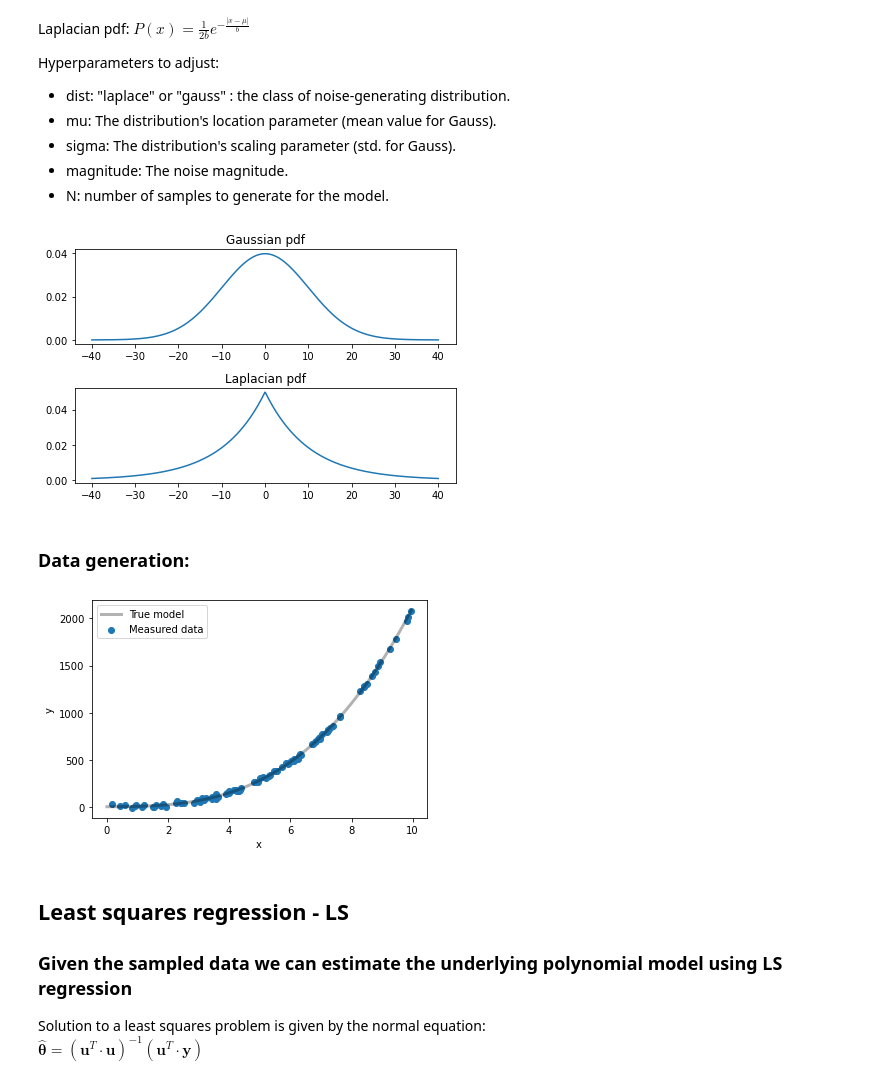
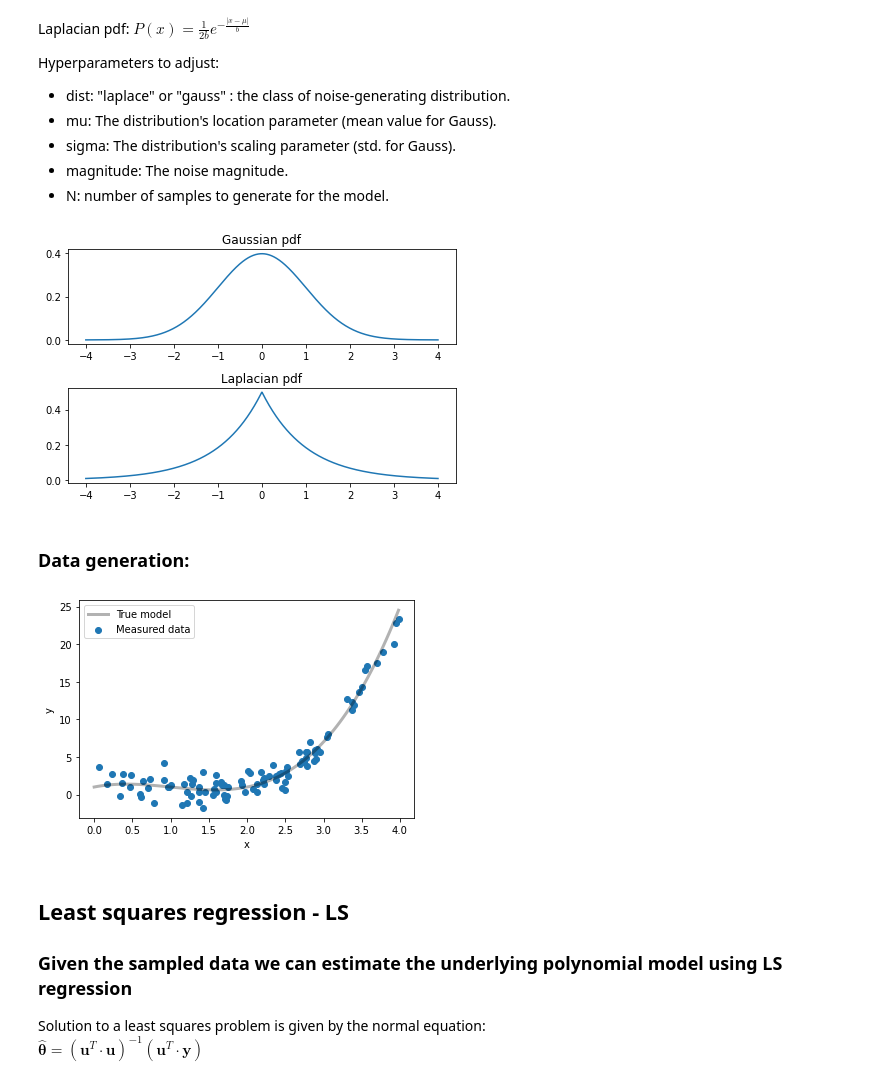
Before and after one commit to fredralm/TTK4260, a Jupyter notebook: 2021/L1/LS_vs_MLE.ipynb, the cells around one changed output. Drawn from its saved outputs; the diff is of its cells as text; code cells hidden in the pictures.

```diff
--- a/2021/L1/LS_vs_MLE.ipynb
+++ b/2021/L1/LS_vs_MLE.ipynb
@@ -18,11 +18,11 @@ Given the genreated input data $u$ and the measured data **$y_{measured}$** we w
 The "params" vector decides the order of the selected model, make sure to put in \$n+1\$ parameters into the vector for the get a model of order \$n\$, the first parameter \$\theta_0\$ is the bias term
 # %%
 # params: [theta_0, theta_1, ... , theta_n], where n = model order and theta_0 is bias
-true_params = [5,1,2]
+true_params = [1,2,-3,1]
 y_model = lambda x: sum([p*(x**i) for i, p in enumerate(true_params)])
 
 # Plot true model
-x = np.linspace(start=0, stop=10, num=10)
+x = np.linspace(start=0, stop=3, num=100)
 plt.figure()
 plt.plot(x, y_model(x))
 plt.xlabel("x")
@@ -48,7 +48,7 @@ Hyperparameters to adjust:
 # Hyperparameters for the type of noise-generating distribution.
 dist = "gauss"  # choose between "laplace" or "gauss"
 loc = 0           # location (mean) parameter
-scale = 10         # scaling (std dev) parameter
+scale = 1         # scaling (std dev) parameter
 magnitude = 1.2   # noise magnitude
 N = 100           # number of samples
 
@@ -75,41 +75,41 @@ ax1.set_title('Laplacian pdf')
 plt.tight_layout()
 plt.show()
 # %% [output]
-[figure, old version]
+[figure, new version]
 # %% [markdown]
 ### Data generation:
 # %%
 # Generate data points
 range_low = 0
-range_high = 10
+range_high = 4
 u = np.sort(np.random.uniform(range_low,range_high,N))
 y_true = y_model(u)
 
 # Generate noise
 from scipy.stats import norm, laplace
 if dist == "laplace":
     #pdf = laplace_pdf
     pdf = laplace.pdf
     noise = magnitude * np.random.laplace(loc, scale, N)
 elif dist == "gauss":
     #pdf = gauss_pdf
     pdf = norm.pdf
     noise = magnitude * np.random.normal(loc, scale, N)
 else:
     raise Exception("Distribution not implemented, choose \"laplace\" or \"gauss\"")
 
 # Add noise to the generated data points - thus simulating measurement
 y = y_true + noise
 
 # Plot measured data
 plt.scatter(u, y, label=r"Measured data")
 u0 = np.linspace(0, max(u), N)
 plt.plot(u0, y_model(u0), "k", alpha=0.3, lw=3, label="True model")
 plt.legend()
 plt.xlabel("x")
 plt.ylabel("y");
 # %% [output]
-[figure, old version]
+[figure, new version]
 # %% [markdown]
 ## Least squares regression - LS
 ### Given the sampled data we can estimate the underlying polynomial model using LS regression
```
Also changed, not shown: parts of 8 cells of this notebook.
